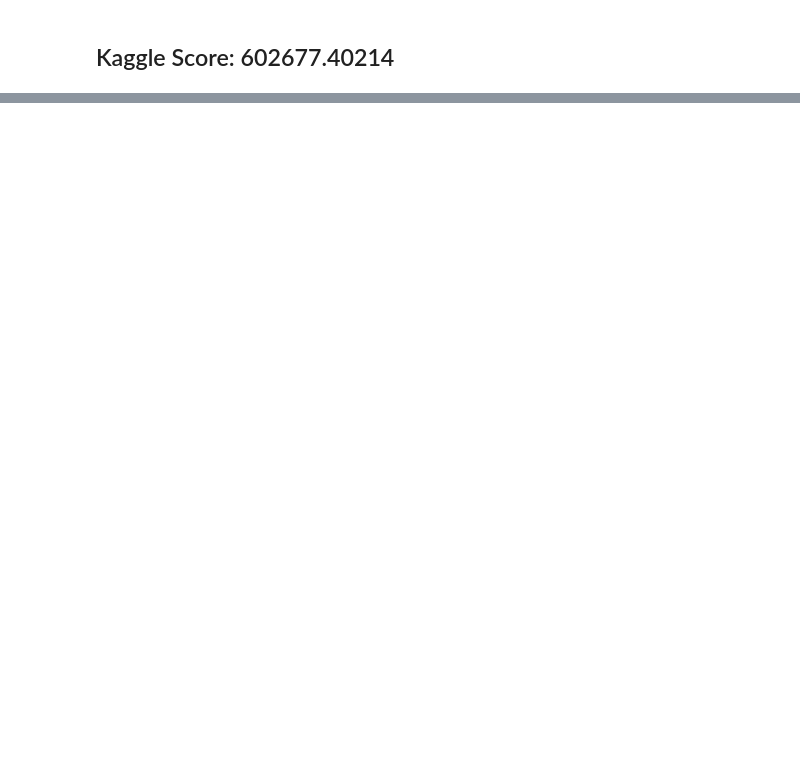
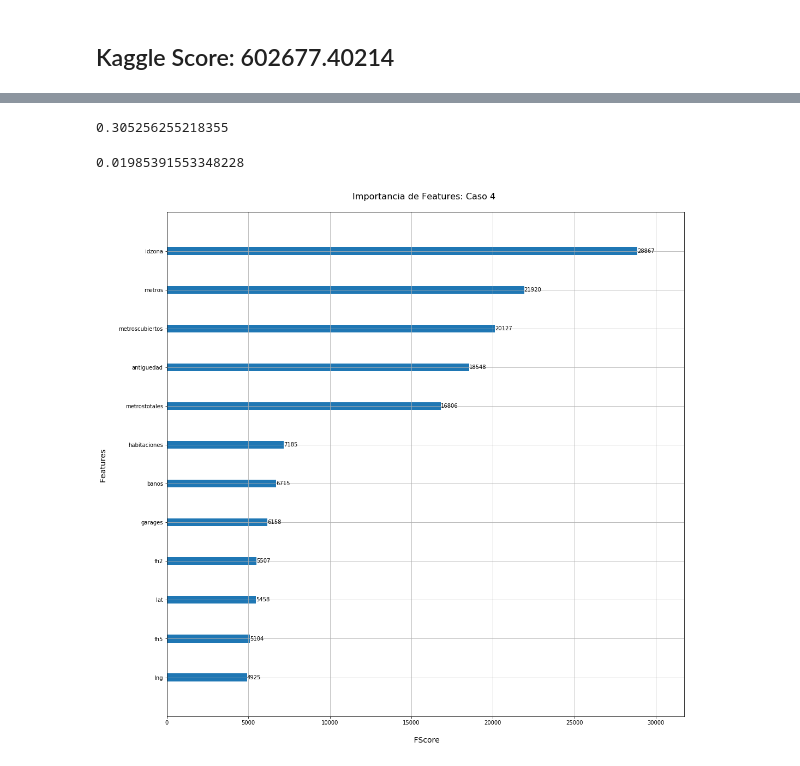
Before and after one commit to ggparente95/tp2-zonajobs, a Jupyter notebook: Pruebas XGBoost Ordenadas.ipynb, the cells around one changed output, grey strips where cells are left out. Saved outputs shown, nothing was run; the diff lists cells and outputs as text; code cells hidden in the pictures; blank space fills up the shorter version.

```diff
--- a/Pruebas XGBoost Ordenadas.ipynb
+++ b/Pruebas XGBoost Ordenadas.ipynb
@@ -411,0 +410,25 @@ res.to_csv("data/workshop-submission-XGBoostGastiRa.csv", header=True)
+# %%
+# Se usaran los sets normalizados bajo columnas SOLAMENTE.
+train = pd.read_csv('../normalized2_train.csv')
+test = pd.read_csv('../normalized2_test.csv')
+
+# Casteamos todo a int, esto es porque XgBoost dio problemas usando el set de datos con los datos heredados.
+const = ['antiguedad', 'banos', 'garages', 'metroscubiertos', 'metrostotales', 'metros']
+every_column_except_y= [col for col in train.columns if col not in ['preciomt2', 'precio','id', 'logpreciomt2', 'fecha', 'descripcion', 'titulo', 'logprecio']]
+columns = [col for col in train[every_column_except_y].columns if col not in const]
+# columns
+train.loc[:, columns] = train[columns].fillna(0)
+for column in columns:
+    train[column] = train[column].astype('int32')
+# %%
+# Generamos el modelo y un set de test para tener alguna metrica
+xg_reg = xgb.XGBRegressor(objective ='reg:squarederror',
+                colsample_bytree = 0.8, learning_rate = 0.1,
+                max_depth = 10, reg_alpha = 1.2, n_estimators = 500, reg_lambda = 1.4, subsample=0.8, seed=30)
+every_column_except_y= [col for col in train.columns if col not in ['preciomt2', 'precio','id', 'logpreciomt2', 'fecha', 'descripcion', 'titulo', 'logprecio']]
+
+X, y = train.loc[:,every_column_except_y], train['logprecio']
+X_train, X_test, y_train, y_test = train_test_split(X, y, test_size=0.2, random_state=123)
+# %%
+# Entrenamos
+xg_reg.fit(X_train,y_train)
@@ -411,0 +443,21 @@ res.to_csv("data/workshop-submission-XGBoostGastiRa.csv", header=True)
+# %%
+#Predecimos y vemos el error.
+pred= xg_reg.predict(X_test)
+rmse = np.sqrt(mean_squared_error(y_test, pred))
+# pred
+rmse
+# %% [output]
+0.305256255218355
+# %%
+RMSLE(y_test, pred)
+# %% [output]
+0.01985391553348228
+# %%
+ax = xgb.plot_importance(xg_reg, max_num_features=12)
+plt.rcParams['figure.figsize'] = [17, 17]
+ax.set_xlabel("\n FScore", fontsize=14)
+ax.set_ylabel("Features \n", fontsize=14)
+ax.set_title('Importancia de Features: Caso 4 \n', fontdict={'fontsize':16})
+plt.show()
+# %% [output]
+[figure, added]
```
Also changed, not shown: parts of 31 cells of this notebook.
